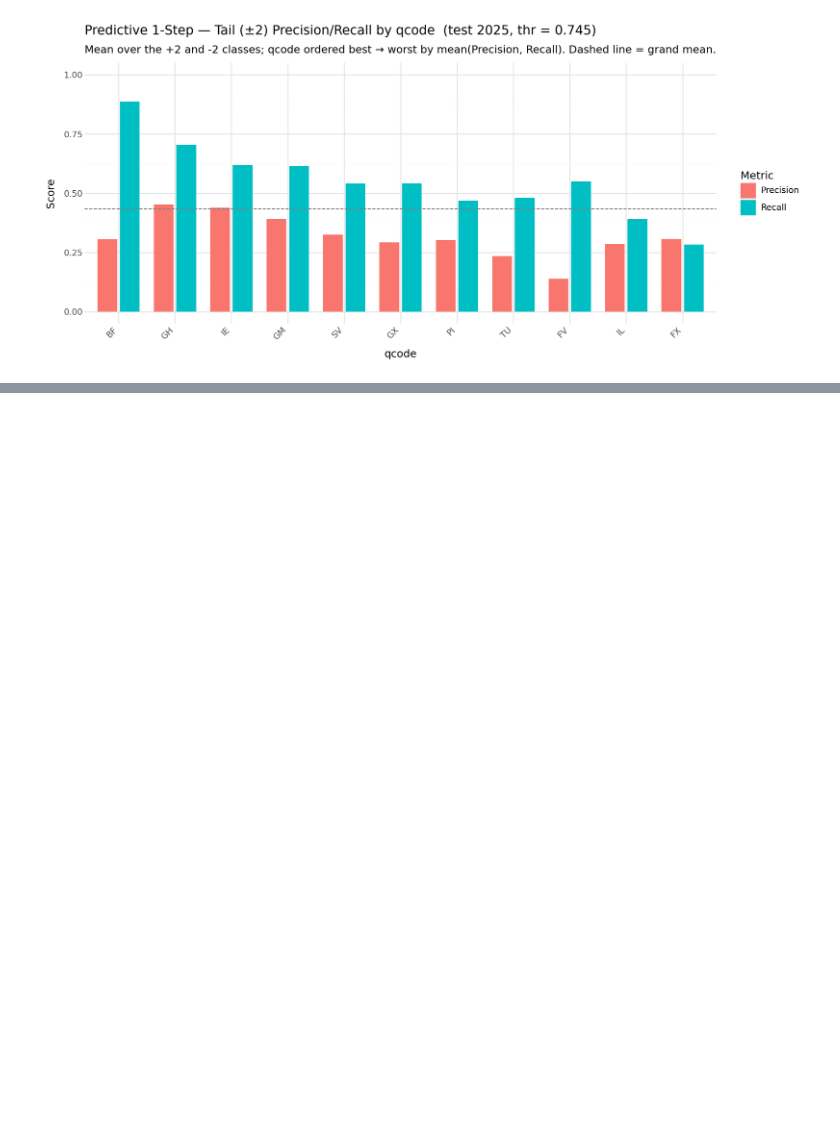
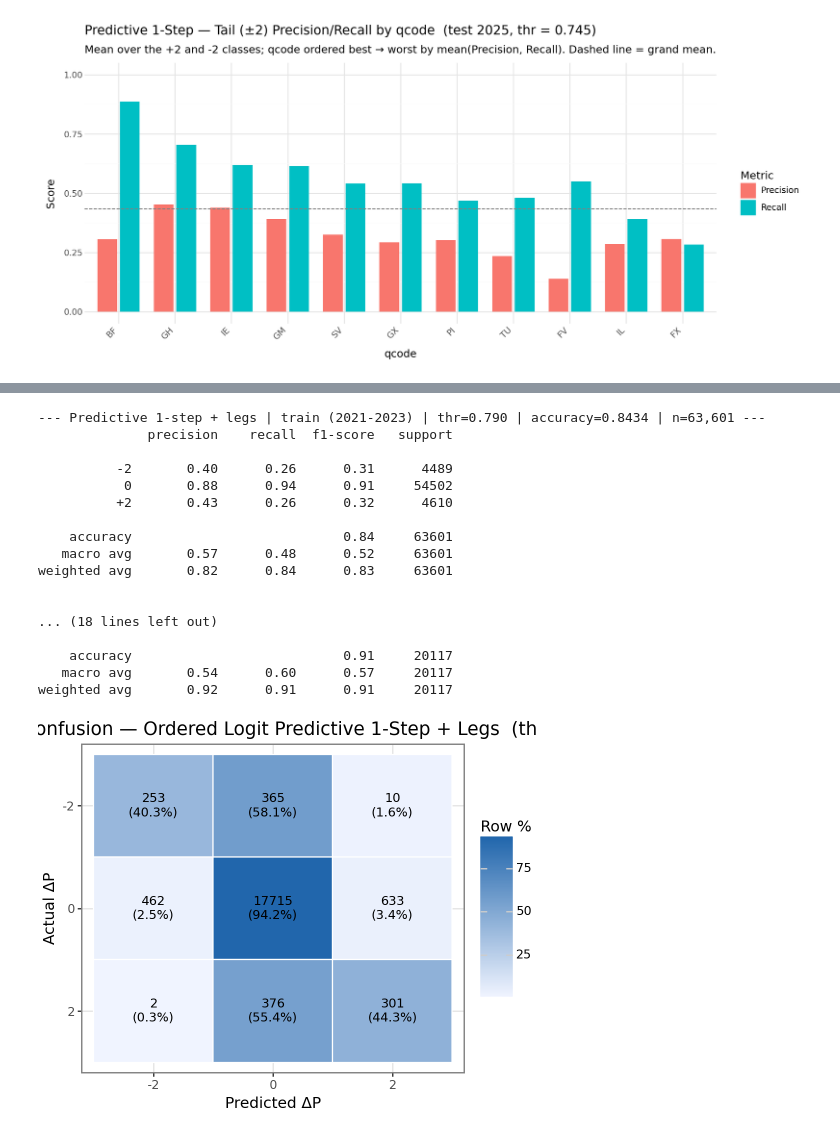
Before and after one commit to qe-internship-wjw/ip1, a Jupyter notebook: notebooks/02b_regressions_tc.ipynb, the cells around one changed output, grey strips where cells are left out. Cells and saved outputs as stored; diff of their text form; code cells hidden in the pictures; blank space fills up the shorter version.

```diff
--- a/notebooks/02b_regressions_tc.ipynb
+++ b/notebooks/02b_regressions_tc.ipynb
@@ -527,0 +642,28 @@ qcode  Precision   Recall  tail_support    n   MeanPR
+# %%
+# --- Pooled evaluation: reports for all splits + TEST confusion matrix ------
+report_all_splits(data_fwd_leg, THRESH_FWD_LEG, 'Predictive 1-step + legs')
+
+y_test_fl, probs_test_fl = data_fwd_leg['test']
+confusion_tile(
+    y_test_fl, assign_classes(probs_test_fl, THRESH_FWD_LEG),
+    title=f'Test (2025) Confusion — Ordered Logit Predictive 1-Step + Legs  (thr = {THRESH_FWD_LEG:.3f})',
+)
+# %% [output]
+--- Predictive 1-step + legs | train (2021-2023) | thr=0.790 | accuracy=0.8434 | n=63,601 ---
+              precision    recall  f1-score   support
+
+          -2       0.40      0.26      0.31      4489
+           0       0.88      0.94      0.91     54502
+          +2       0.43      0.26      0.32      4610
+
+    accuracy                           0.84     63601
+   macro avg       0.57      0.48      0.52     63601
+weighted avg       0.82      0.84      0.83     63601
+
+
+... (18 lines left out)
+
+    accuracy                           0.91     20117
+   macro avg       0.54      0.60      0.57     20117
+weighted avg       0.92      0.91      0.91     20117
+[figure, added]
```
Also changed, not shown: parts of 12 cells of this notebook.
